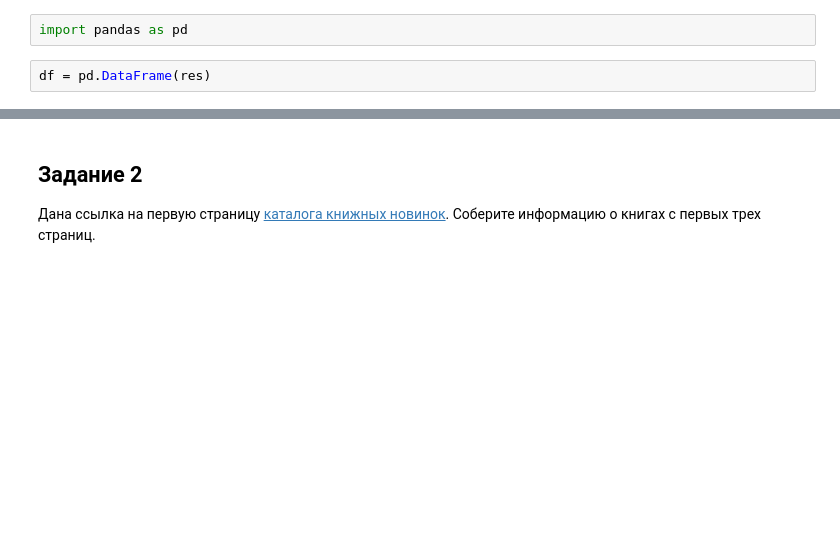
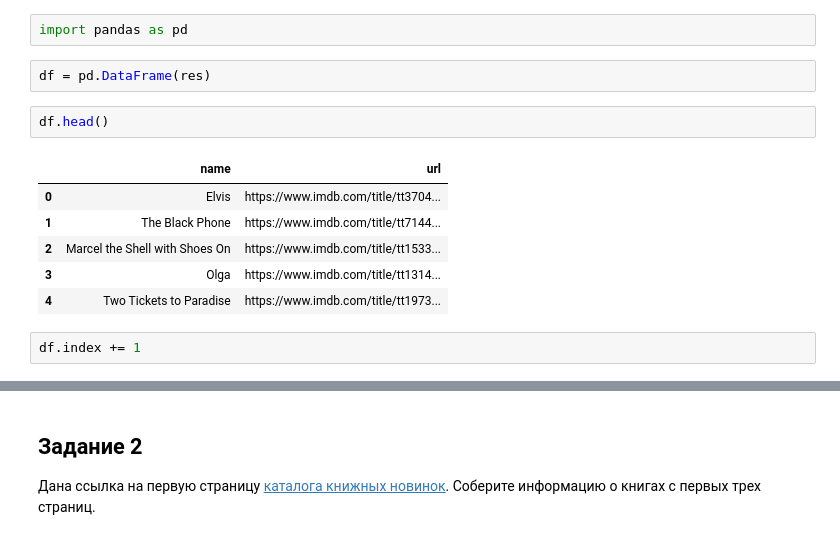
Before and after one commit to karpovmax/Python_DPO_2022, a Jupyter notebook: lect10_parsing/parsing_more_cases.ipynb, the cells around one changed output, grey strips where cells are left out. Cells and saved outputs as stored; diff of their text form; blank space fills up the shorter version.

```diff
--- a/lect10_parsing/parsing_more_cases.ipynb
+++ b/lect10_parsing/parsing_more_cases.ipynb
@@ -91,6 +157,17 @@ len(res)
 import pandas as pd
 # %%
 df = pd.DataFrame(res)
+# %%
+df.head()
+# %% [output]
+|  | name | url |
+| 0 | Elvis | https://www.imdb.com/title/tt3704... |
+| 1 | The Black Phone | https://www.imdb.com/title/tt7144... |
+| 2 | Marcel the Shell with Shoes On | https://www.imdb.com/title/tt1533... |
+| 3 | Olga | https://www.imdb.com/title/tt1314... |
+| 4 | Two Tickets to Paradise | https://www.imdb.com/title/tt1973... |
+# %%
+df.index += 1
 # %%
 df.head()
 # %% [output]
```
Also changed, not shown: parts of 13 cells of this notebook, 5 other files.
